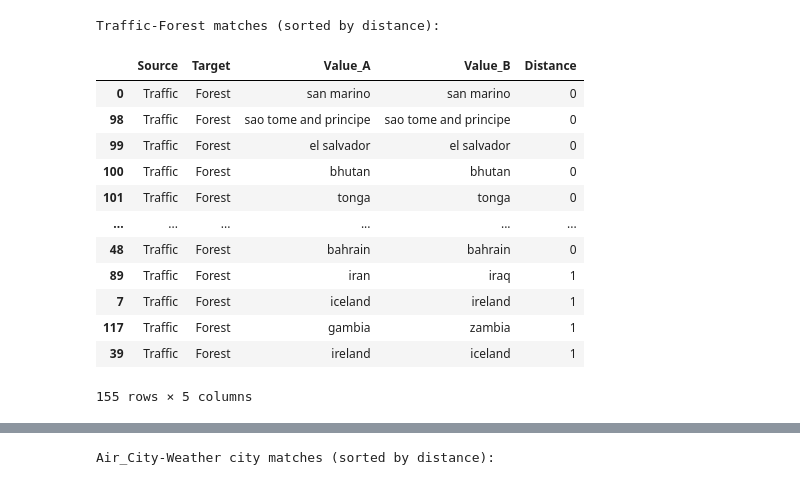
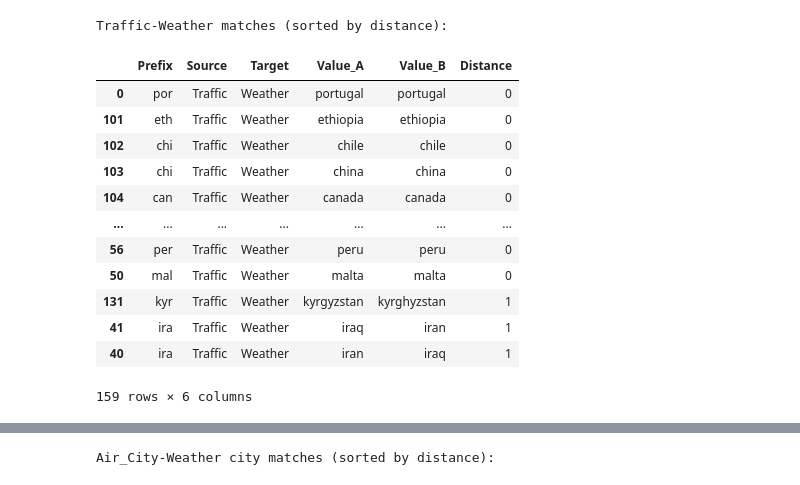
Before and after one commit to iceyubing/ipai25, a Jupyter notebook: levenshtein.ipynb, the cells around one changed output, grey strips where cells are left out. Cells and saved outputs as stored; diff of their text form; code cells hidden in the pictures.

```diff
--- a/levenshtein.ipynb
+++ b/levenshtein.ipynb
@@ -74,37 +174,42 @@ for prefix in TF_common_prefixes:
 # %%
-# Traffic-Forest matching
-matches_tf = []
-for loc in countries_traffic:
-    for country in countries_forest:
-        if levenshtein_match(loc, country):
-            distance = lev.distance(str(loc), str(country))
-            matches_tf.append({
-                "Source": "Traffic",
-                "Target": "Forest",
-                "Value_A": loc,
-                "Value_B": country,
-                "Distance": distance
-            })
+# Traffic-Weather matching
+matches_tw = []
 
-tf_df = pd.DataFrame(matches_tf)
-if not tf_df.empty:
-    print("Traffic-Forest matches (sorted by distance):")
-    display(tf_df.sort_values('Distance'))
+for prefix in dp.TW_common_prefixes:
+    subset_a = dp.traffic[dp.traffic['country_prefix'] == prefix]
+    subset_b = dp.weather[dp.weather['country_prefix'] == prefix]
+    for loc in subset_a['Country_normalized'].unique():
+        for country in subset_b['Country_normalized'].unique():
+            if levenshtein_match(loc, country):
+                distance = dp.lev.distance(str(loc), str(country))
+                matches_tw.append({
+                    "Prefix": prefix,
+                    "Source": "Traffic",
+                    "Target": "Weather",
+                    "Value_A": loc,
+                    "Value_B": country,
+                    "Distance": distance
+                })
+
+tw_df = dp.pd.DataFrame(matches_tw)
+if not tw_df.empty:
+    print("Traffic-Weather matches (sorted by distance):")
+    display(tw_df.sort_values('Distance'))
 else:
-    print("No Traffic-Forest matches found")
+    print("No Traffic-Weather matches found")
 # %% [output]
-Traffic-Forest matches (sorted by distance):
+Traffic-Weather matches (sorted by distance):
-|  | Source | Target | Value_A | Value_B | Distance |
-| 0 | Traffic | Forest | san marino | san marino | 0 |
-| 98 | Traffic | Forest | sao tome and principe | sao tome and principe | 0 |
-| 99 | Traffic | Forest | el salvador | el salvador | 0 |
-| 100 | Traffic | Forest | bhutan | bhutan | 0 |
-| 101 | Traffic | Forest | tonga | tonga | 0 |
-| ... | ... | ... | ... | ... | ... |
-| 48 | Traffic | Forest | bahrain | bahrain | 0 |
-| 89 | Traffic | Forest | iran | iraq | 1 |
-| 7 | Traffic | Forest | iceland | ireland | 1 |
-| 117 | Traffic | Forest | gambia | zambia | 1 |
-| 39 | Traffic | Forest | ireland | iceland | 1 |
+|  | Prefix | Source | Target | Value_A | Value_B | Distance |
+| 0 | por | Traffic | Weather | portugal | portugal | 0 |
+| 101 | eth | Traffic | Weather | ethiopia | ethiopia | 0 |
+| 102 | chi | Traffic | Weather | chile | chile | 0 |
+| 103 | chi | Traffic | Weather | china | china | 0 |
+| 104 | can | Traffic | Weather | canada | canada | 0 |
+| ... | ... | ... | ... | ... | ... | ... |
+| 56 | per | Traffic | Weather | peru | peru | 0 |
+| 50 | mal | Traffic | Weather | malta | malta | 0 |
+| 131 | kyr | Traffic | Weather | kyrgyzstan | kyrghyzstan | 1 |
+| 41 | ira | Traffic | Weather | iraq | iran | 1 |
+| 40 | ira | Traffic | Weather | iran | iraq | 1 |
-155 rows × 5 columns
+159 rows × 6 columns
 # %%
```
Also changed, not shown: parts of 9 cells of this notebook, 1 other file.
